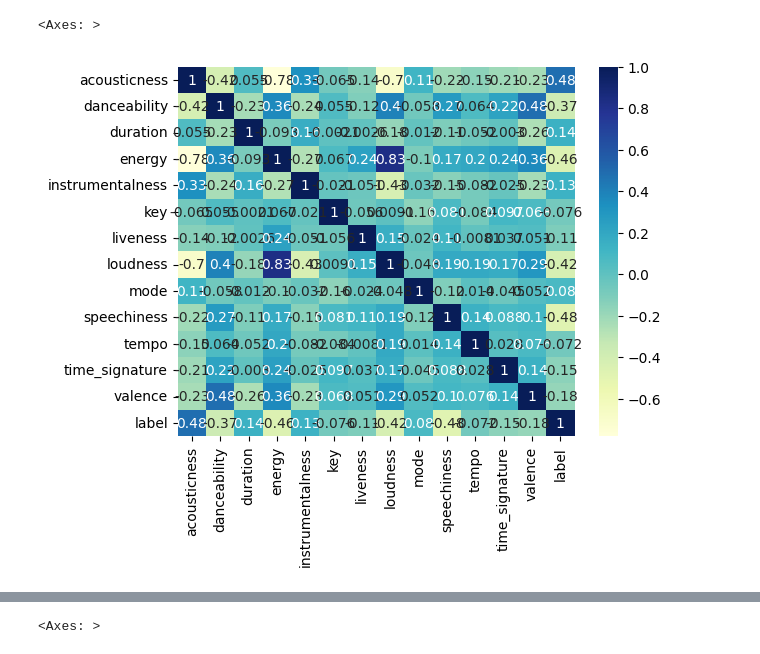
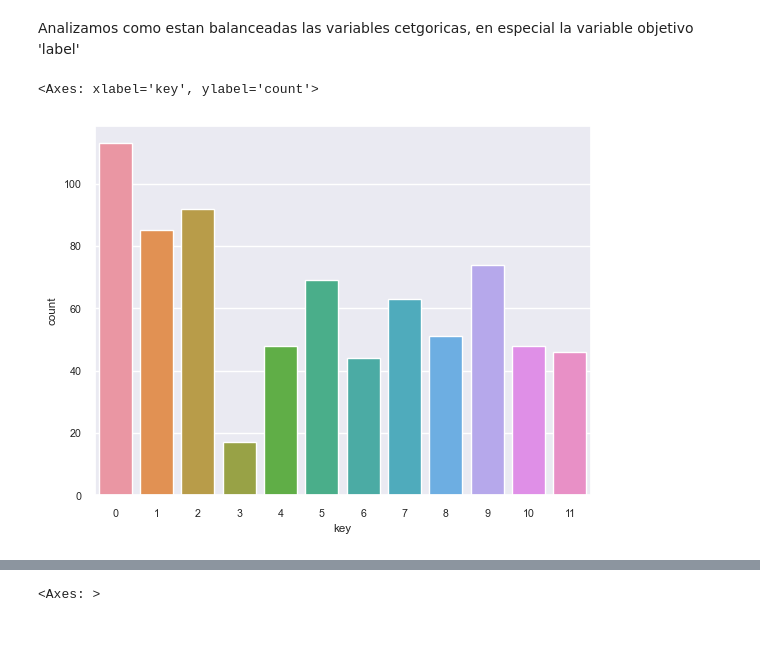
Before and after one commit to jorgeceferinovaldez/tp_final_analisis_datos, a Jupyter notebook: tp_grupal.ipynb, the cells around one changed output, grey strips where cells are left out. Cells and saved outputs as stored; diff of their text form; code cells hidden in the pictures.

```diff
--- a/tp_grupal.ipynb
+++ b/tp_grupal.ipynb
@@ -182,5 +167,8 @@ sns.pairplot(df, hue="label", diag_kind="hist", corner=True, markers=["o", "s"],
-# %%
-sns.heatmap(df.corr(), cmap="YlGnBu", annot=True)
-# %% [output]
-<Axes: >
-[figure, removed]
+# %% [markdown]
+Analizamos como estan balanceadas las variables cetgoricas, en especial la variable objetivo 'label'
+# %%
+# Graficor la distribución de las variable key
+sns.countplot(x="key", data=df)
+# %% [output]
+<Axes: xlabel='key', ylabel='count'>
+[figure, added]
```
Also changed, not shown: parts of 61 cells of this notebook, 2 other files.
